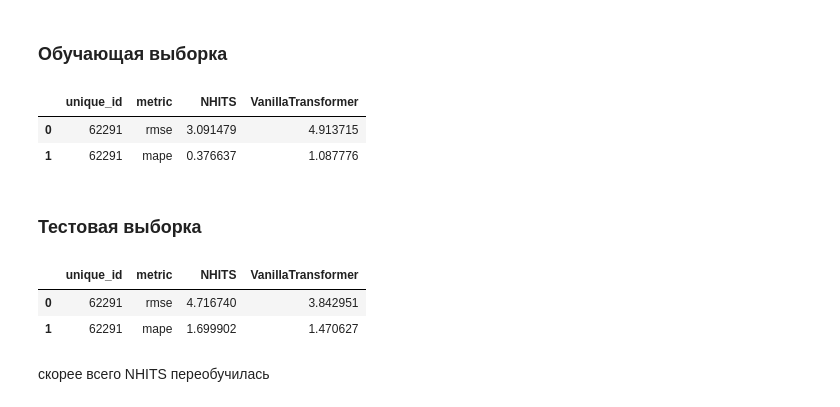
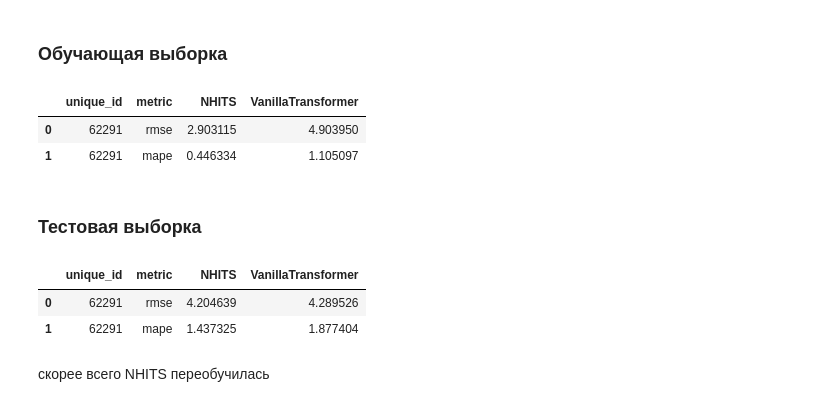
Before and after one commit to MishaAnikutin/regression-for-vavt, a Jupyter notebook: research/Тестирую другие технологии.ipynb, the cells around one changed output. Drawn from its saved outputs; the diff is of its cells as text; code cells hidden in the pictures.

```diff
--- a/research/Тестирую другие технологии.ipynb
+++ b/research/Тестирую другие технологии.ipynb
@@ -64,20 +41,20 @@ models = [
     VanillaTransformer(
         h=horizon,
         input_size=lookback,
-        hidden_size=8,
-        conv_hidden_size=16,
+        hidden_size=12,
+        conv_hidden_size=6,
         n_head=2,
         loss=MSE(),
         scaler_type='robust',
         learning_rate=0.001,
-        max_steps=500,
+        max_steps=700,
         val_check_steps=50,
         early_stop_patience_steps=2
     )
 ]
 
 nf = NeuralForecast(models=models, freq='M')
-nf.fit(df=df_train, val_size=12)
+nf.fit(df=df, val_size=test_size)
 # %% [output]
 Seed set to 1
 Seed set to 1
@@ -199,21 +180,21 @@ from utilsforecast.evaluation import evaluate
 # %% [markdown]
 ### Обучающая выборка
 # %%
-evaluation_df = evaluate(Y_hat_insample.loc[:, Y_hat_insample.columns != 'cutoff'], metrics=[rmse, mape])
+evaluation_df = evaluate(Y_hat_insample.loc[:, Y_hat_insample.columns != 'cutoff'][:-6], metrics=[rmse, mape])
 evaluation_df
 # %% [output]
 |  | unique_id | metric | NHITS | VanillaTransformer |
-| 0 | 62291 | rmse | 3.091479 | 4.913715 |
-| 1 | 62291 | mape | 0.376637 | 1.087776 |
+| 0 | 62291 | rmse | 2.903115 | 4.903950 |
+| 1 | 62291 | mape | 0.446334 | 1.105097 |
 # %% [markdown]
 ### Тестовая выборка
 # %%
-evaluation_df_test = evaluate(predicts.merge(df_test), metrics=[rmse, mape])
-evaluation_df_test
+evaluation_df = evaluate(Y_hat_insample.loc[:, Y_hat_insample.columns != 'cutoff'][-6:], metrics=[rmse, mape])
+evaluation_df
 # %% [output]
 |  | unique_id | metric | NHITS | VanillaTransformer |
-| 0 | 62291 | rmse | 4.716740 | 3.842951 |
-| 1 | 62291 | mape | 1.699902 | 1.470627 |
+| 0 | 62291 | rmse | 4.204639 | 4.289526 |
+| 1 | 62291 | mape | 1.437325 | 1.877404 |
 # %% [markdown]
 скорее всего NHITS переобучилась
 # %% [markdown]
```
Also changed, not shown: parts of 17 cells of this notebook, 2 other files.
